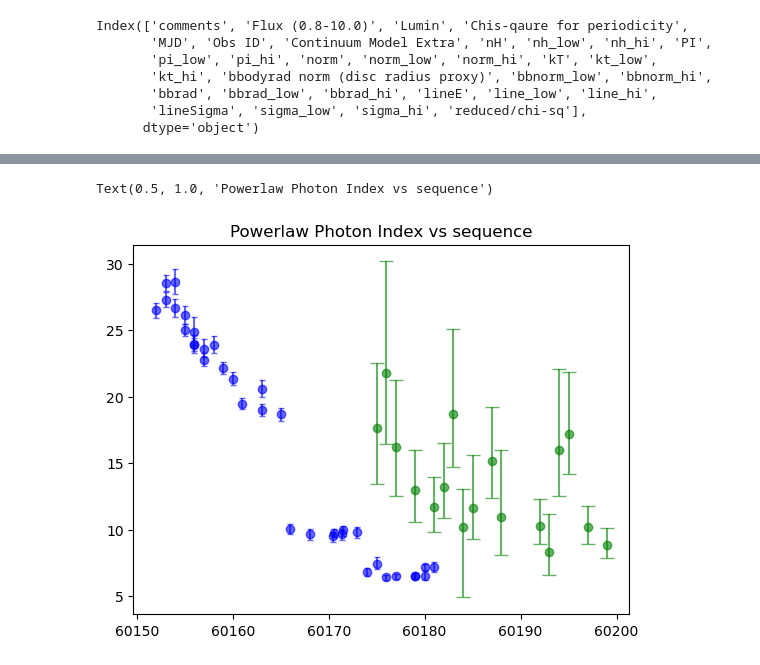
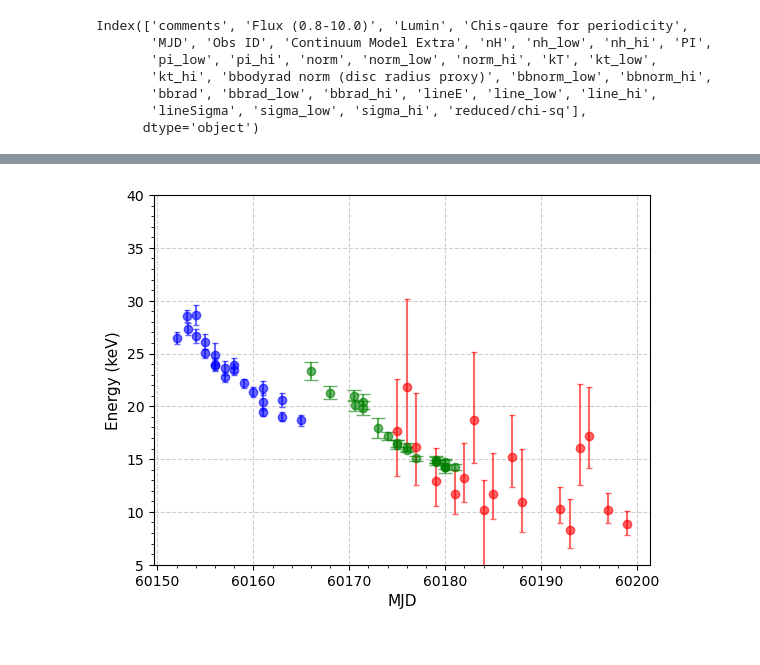
Before and after one commit to supremeKAI40/ULXP_thesis_analysis, a Jupyter notebook: hxmt/nb_hxmt_reporting_spectra.ipynb, the cells around one changed output, grey strips where cells are left out. Saved outputs shown, nothing was run; the diff lists cells and outputs as text; code cells hidden in the pictures.

```diff
--- a/hxmt/nb_hxmt_reporting_spectra.ipynb
+++ b/hxmt/nb_hxmt_reporting_spectra.ipynb
@@ -326,9 +407,27 @@ plot_asymmetric_errorbars(
 # %%
-yerr_folding = [np.abs(df_2['folding_energy_err_low']), np.abs(df_2['folding_energy_err_high'])]
-plt.errorbar(df_2['MJD'], df_2['folding_energy'], yerr=yerr_folding, fmt='o', capsize=5, color='g', label='nH_new',alpha=0.6)
-yerr_high2 = np.array([df['highecut_err_low'], df['highecut_err_high']])
-plt.errorbar(df['MJD'], df['highecut'], yerr=yerr_high2, fmt='o', capsize=2, color='b', label='Index 1 values', alpha=0.6)
-plt.title("Powerlaw Photon Index vs sequence", fontsize=12)
+# Filter rows where folding_energy is NaN
+filtered_df = df[df['folding_energy'].isna()]
+
+# Plot folding energy from df
+yerr_folding = [np.abs(df['folding_energy_err_low']), np.abs(df['folding_energy_err_high'])]
+plt.errorbar(df['MJD'], df['folding_energy'], yerr=yerr_folding, fmt='o', capsize=5, color='g', label='Folding Energy (df)', alpha=0.6)
+
+# Plot highecut from df for rows where folding_energy is NaN
+yerr_high2 = np.array([filtered_df['highecut_err_low'], filtered_df['highecut_err_high']])
+plt.errorbar(filtered_df['MJD'], filtered_df['highecut'], yerr=yerr_high2, fmt='o', capsize=2, color='b', label='Highecut (df)', alpha=0.6)
+
+# Plot highecut from df_2
+yerr_highecut_df2 = [np.abs(df_2['folding_energy_err_low']), np.abs(df_2['folding_energy_err_high'])]
+plt.errorbar(df_2['MJD'], df_2['folding_energy'], yerr=yerr_highecut_df2, fmt='o', capsize=2, color='r', label='Highecut (df_2)', alpha=0.6)
+
+#plt.axvline(x=60166, color='gray', linestyle='--')
+# Add labels, legend, and grid
+plt.grid(True, linestyle='--', alpha=0.6)
+plt.minorticks_on()
+plt.xlabel("MJD", fontsize=11)
+plt.ylabel("Energy (keV)", fontsize=11)
+plt.ylim(5, 40)
+#plt.legend()
+plt.show()
 # %% [output]
-Text(0.5, 1.0, 'Powerlaw Photon Index vs sequence')
-[figure, old version]
+[figure, new version]
```
Also changed, not shown: parts of 17 cells of this notebook, 6 other files.
